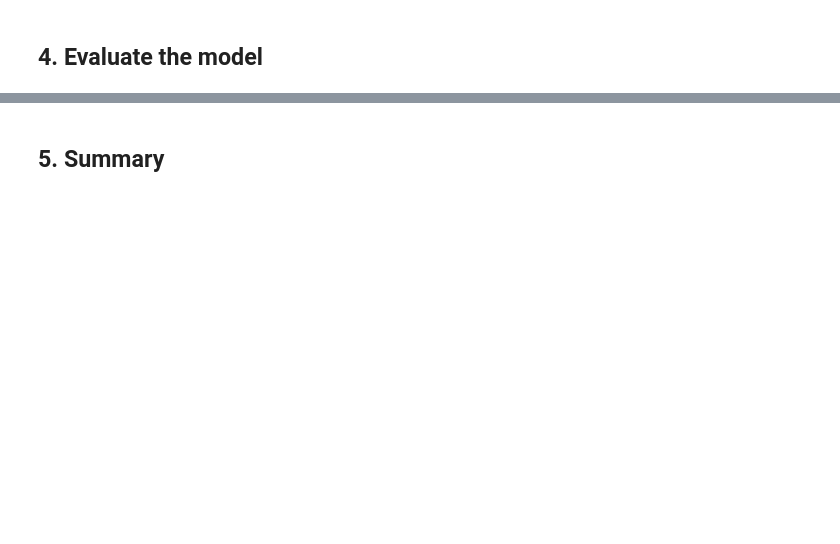
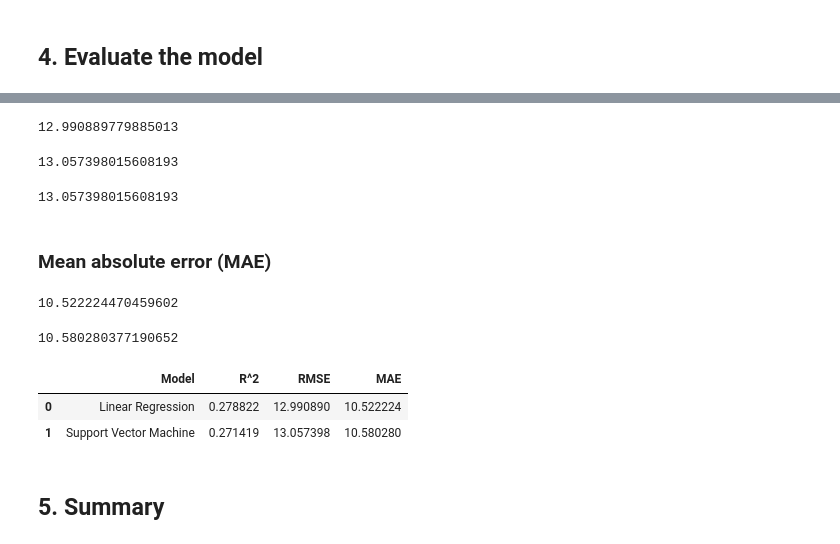
Before and after one commit to aguo921/2023-Phase-2, a Jupyter notebook: data-science/2. Training and Evaluation/part2-submission.ipynb, the cells around one changed output, grey strips where cells are left out. Saved outputs shown, nothing was run; the diff lists cells and outputs as text; code cells hidden in the pictures; blank space fills up the shorter version.

```diff
--- a/data-science/2. Training and Evaluation/part2-submission.ipynb
+++ b/data-science/2. Training and Evaluation/part2-submission.ipynb
@@ -216,2 +318,45 @@ Please refer to [Evaluating Regression Models](https://github.com/NZMSA/2023-Pha
+# %%
+# Evaluate the root mean squared error of the linear regression model
+lr_rmse = mean_squared_error(y_test, lr_predictions, squared=False)
+lr_rmse
+# %% [output]
+12.990889779885013
+# %%
+# Evaluate the root mean squared error of the support vector machine model
+svm_rmse = mean_squared_error(y_test, svm_predictions, squared=False)
+svm_rmse
+# %% [output]
+13.057398015608193
+# %%
+# Evaluate the root mean squared error of the support vector machine model
+svm_rmse = mean_squared_error(y_test, svm_predictions, squared=False)
+svm_rmse
+# %% [output]
+13.057398015608193
+# %% [markdown]
+### Mean absolute error (MAE)
+# %%
+# Evaluate the mean absolute error of the linear regression model
+lr_mae = mean_absolute_error(y_test, lr_predictions)
+lr_mae
+# %% [output]
+10.522224470459602
+# %%
+# Evaluate the mean absolute error of the support vector machine model
+svm_mae = mean_absolute_error(y_test, svm_predictions)
+svm_mae
+# %% [output]
+10.580280377190652
+# %%
+pd.DataFrame({
+    "Model": ["Linear Regression", "Support Vector Machine"],
+    "R^2": [lr_r2, svm_r2],
+    "RMSE": [lr_rmse, svm_rmse],
+    "MAE": [lr_mae, svm_mae]
+})
+# %% [output]
+|  | Model | R^2 | RMSE | MAE |
+| 0 | Linear Regression | 0.278822 | 12.990890 | 10.522224 |
+| 1 | Support Vector Machine | 0.271419 | 13.057398 | 10.580280 |
 # %% [markdown]
 ## 5. Summary
```
Also changed, not shown: parts of 11 cells of this notebook, 1 other file.
